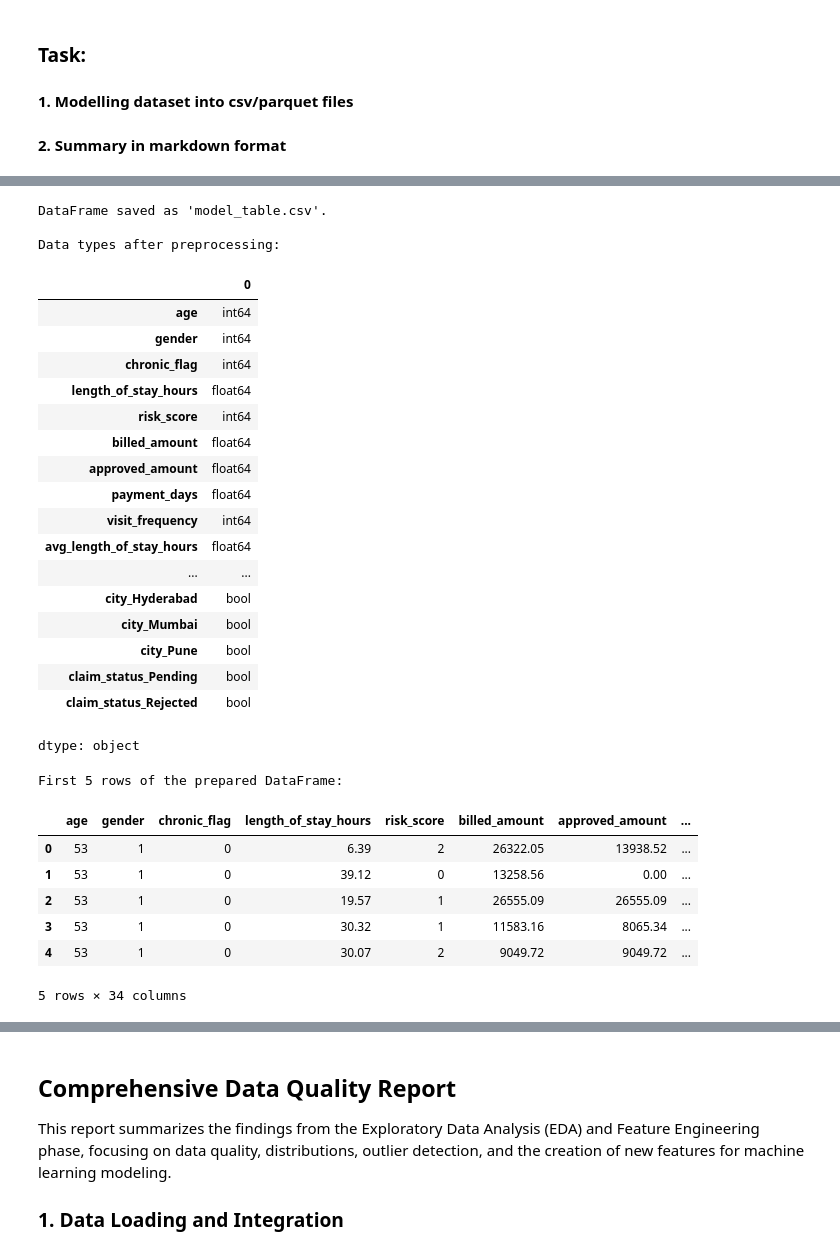
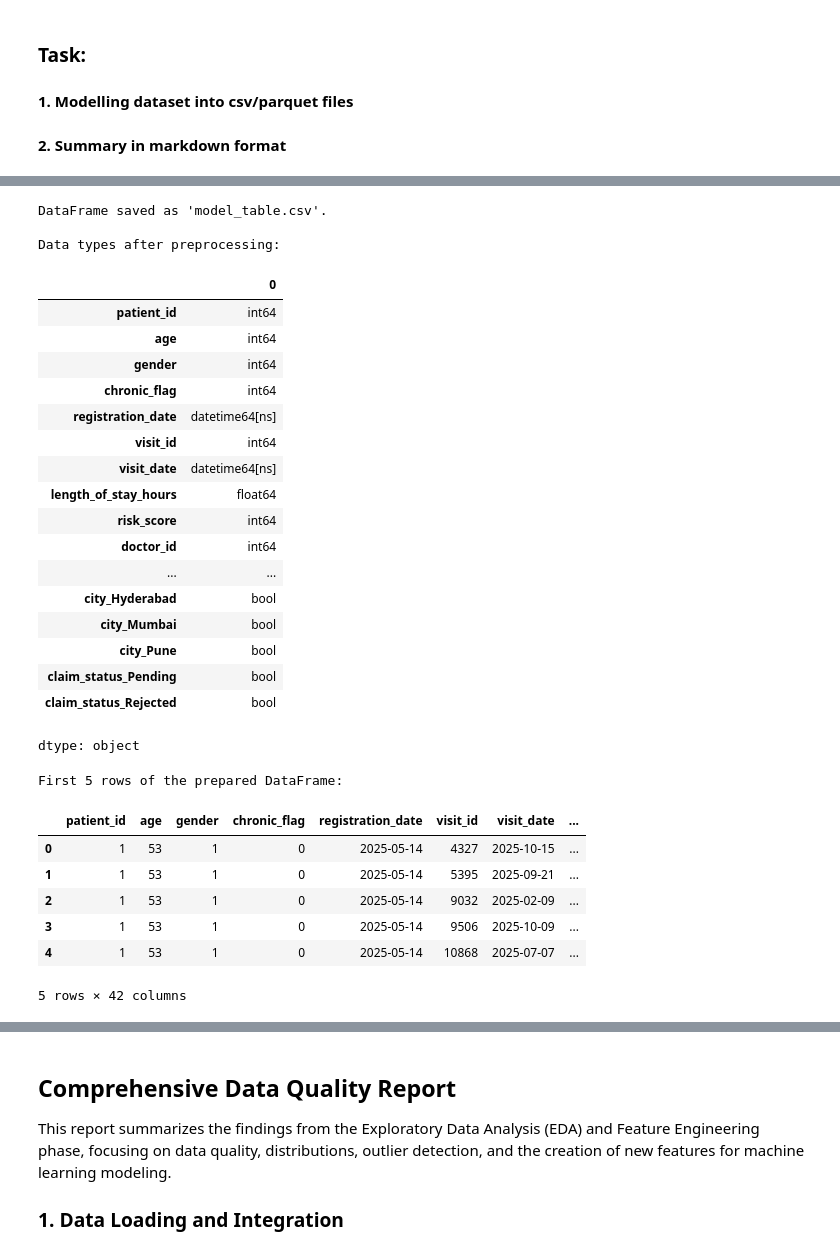
Before and after one commit to rahilkhan-acadmic/APAIML-GradedMiniProject, a Jupyter notebook: capstone/Phase2_EDA.ipynb, the cells around one changed output, grey strips where cells are left out. Saved outputs shown, nothing was run; the diff lists cells and outputs as text; code cells hidden in the pictures.

```diff
--- a/capstone/Phase2_EDA.ipynb
+++ b/capstone/Phase2_EDA.ipynb
@@ -261,6 +261,7 @@ df_merged = pd.merge(df_merged, provider_rejection[['insurance_provider', 'rejec
 print("\nProvider Rejection Rate (first 5 rows):")
 display(df_merged[['insurance_provider', 'rejection_rate']].head())
 
+
 # 4. Days Since Registration for each visit
 df_merged['days_since_registration'] = (df_merged['visit_date'] - df_merged['registration_date']).dt.days
 print("\nDays Since Registration (first 5 rows):")
@@ -274,6 +275,9 @@ df_merged['visit_day_of_week'] = df_merged['visit_date'].dt.dayofweek # Monday=0
 df_merged['visit_quarter'] = df_merged['visit_date'].dt.quarter
 print("\nTime-based Features (first 5 rows):")
 display(df_merged[['visit_date', 'visit_year', 'visit_month', 'visit_day', 'visit_day_of_week', 'visit_quarter']].head())
+## Billing days since registration
+df_merged['billing_days_since_registration'] = (df_merged['billing_date'] - df_merged['registration_date']).dt.days
+display(df_merged['billing_days_since_registration'].reset_index())
 # %% [output]
 Visit Frequency per Patient (first 5 rows):
 |  | patient_id | visit_frequency |
@@ -431,50 +448,50 @@ df_merged['risk_score'] = df_merged['risk_score'].map(risk_score_mapping)
 categorical_cols = ['department', 'visit_type', 'insurance_provider', 'city', 'claim_status']
 df_merged = pd.get_dummies(df_merged, columns=categorical_cols, drop_first=True)
 
-# 5. Drop identifier columns and original date columns
-drop_columns = ['patient_id', 'visit_id', 'doctor_id', 'bill_id', 'registration_date', 'visit_date', 'billing_date']
-df_merged = df_merged.drop(columns=drop_columns, errors='ignore')
+# # 5. Drop identifier columns and original date columns
+# drop_columns = ['patient_id', 'visit_id', 'doctor_id', 'bill_id', 'registration_date', 'visit_date', 'billing_date']
+# df_merged = df_merged.drop(columns=drop_columns, errors='ignore')
 
 # Save the prepared DataFrame
 df_merged.to_csv('model_table.csv', index=False)
 print("DataFrame saved as 'model_table.csv'.")
 
 # 6. Verify data types
 print("\nData types after preprocessing:")
 display(df_merged.dtypes)
 
 print("\nFirst 5 rows of the prepared DataFrame:")
 display(df_merged.head())
 # %% [output]
 DataFrame saved as 'model_table.csv'.
 
 Data types after preprocessing:
 |  | 0 |
+| patient_id | int64 |
 | age | int64 |
 | gender | int64 |
 | chronic_flag | int64 |
+| registration_date | datetime64[ns] |
+| visit_id | int64 |
+| visit_date | datetime64[ns] |
 | length_of_stay_hours | float64 |
 | risk_score | int64 |
-| billed_amount | float64 |
-| approved_amount | float64 |
-| payment_days | float64 |
-| visit_frequency | int64 |
-| avg_length_of_stay_hours | float64 |
+| doctor_id | int64 |
 | ... | ... |
 | city_Hyderabad | bool |
 | city_Mumbai | bool |
 | city_Pune | bool |
 | claim_status_Pending | bool |
 | claim_status_Rejected | bool |
 dtype: object
 First 5 rows of the prepared DataFrame:
-|  | age | gender | chronic_flag | length_of_stay_hours | risk_score | billed_amount | approved_amount | ... |
-| 0 | 53 | 1 | 0 | 6.39 | 2 | 26322.05 | 13938.52 | ... |
-| 1 | 53 | 1 | 0 | 39.12 | 0 | 13258.56 | 0.00 | ... |
-| 2 | 53 | 1 | 0 | 19.57 | 1 | 26555.09 | 26555.09 | ... |
-| 3 | 53 | 1 | 0 | 30.32 | 1 | 11583.16 | 8065.34 | ... |
-| 4 | 53 | 1 | 0 | 30.07 | 2 | 9049.72 | 9049.72 | ... |
+|  | patient_id | age | gender | chronic_flag | registration_date | visit_id | visit_date | ... |
+| 0 | 1 | 53 | 1 | 0 | 2025-05-14 | 4327 | 2025-10-15 | ... |
+| 1 | 1 | 53 | 1 | 0 | 2025-05-14 | 5395 | 2025-09-21 | ... |
+| 2 | 1 | 53 | 1 | 0 | 2025-05-14 | 9032 | 2025-02-09 | ... |
+| 3 | 1 | 53 | 1 | 0 | 2025-05-14 | 9506 | 2025-10-09 | ... |
+| 4 | 1 | 53 | 1 | 0 | 2025-05-14 | 10868 | 2025-07-07 | ... |
-5 rows × 34 columns
+5 rows × 42 columns
 # %%
 # Install pyarrow, which is a dependency for pandas to write parquet files
 %pip install pyarrow
```
Also changed, not shown: parts of 4 cells of this notebook.
